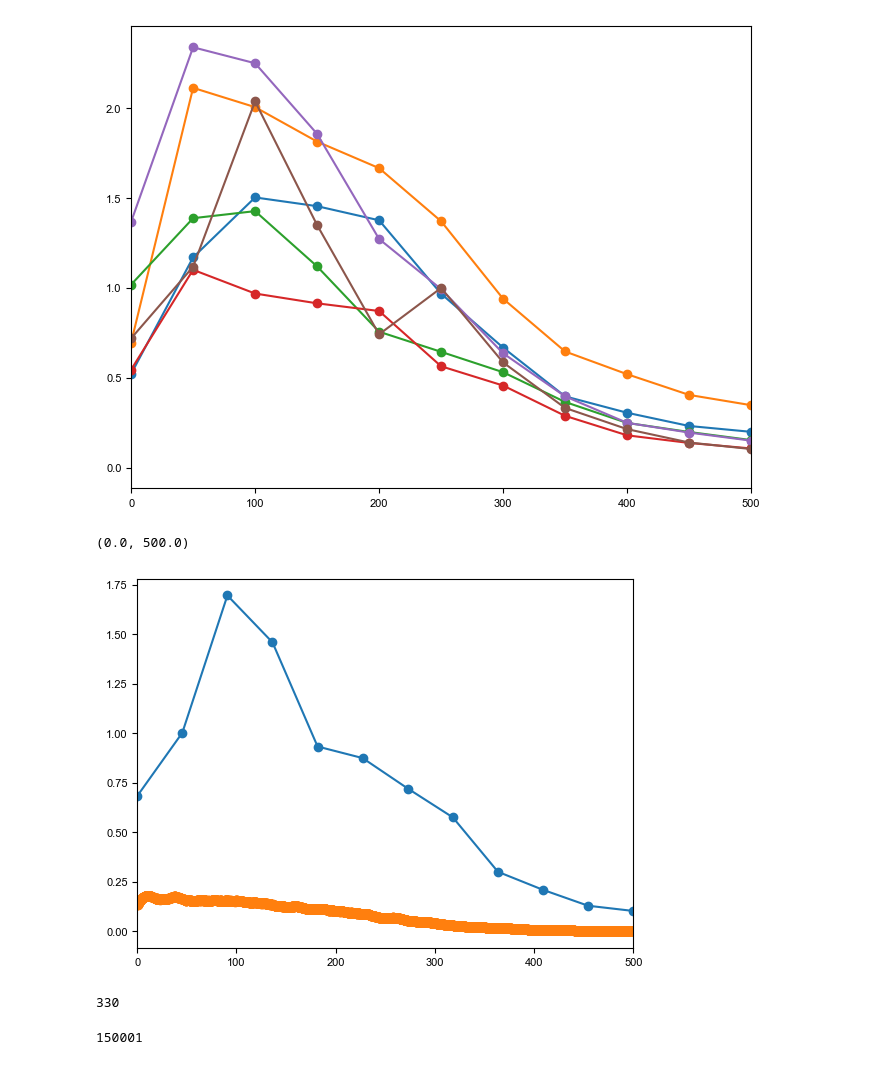
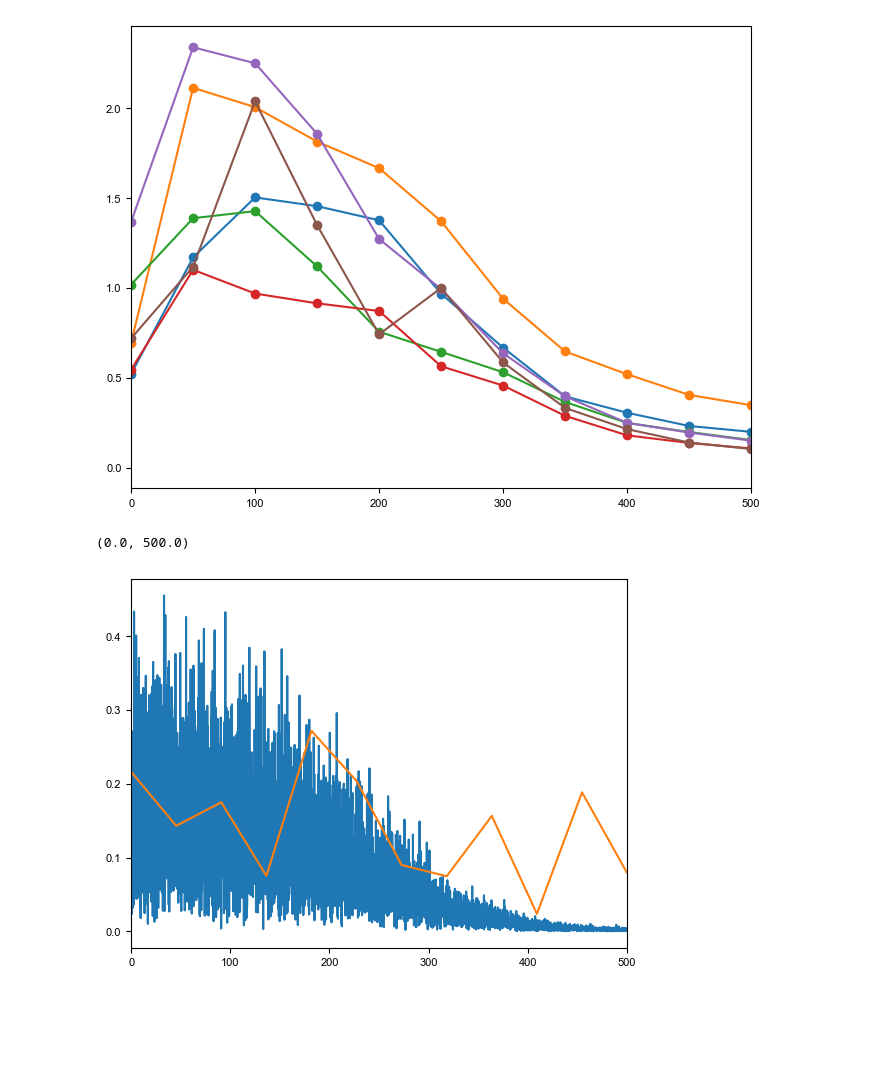
Before and after one commit to MeghnaAnand5/PiliferEphysAnalysis, a Jupyter notebook: 3b_STA_Features_frequencyTuning.ipynb, the cells around one changed output. Drawn from its saved outputs; the diff is of its cells as text; code cells hidden in the pictures; blank space fills up the shorter version.

```diff
--- a/3b_STA_Features_frequencyTuning.ipynb
+++ b/3b_STA_Features_frequencyTuning.ipynb
@@ -141,23 +141,19 @@ processing m31 and unit_3
 # %%
 fft_sta, freq_sta = half_fft(y = sta, dt = 1/Fs)
 
+from scipy.signal import resample
+WhiteNoise_down = resample(WhiteNoise, len(sta))
+
 fft, freq = half_fft(y = WhiteNoise, dt = 1/Fs)
+fft_down, freq_down = half_fft(y = WhiteNoise_down, dt = 1/Fs)
 
 from scipy.signal import savgol_filter
-fft_smoothened = savgol_filter(fft[1:], window_length=301, polyorder=3)
+fft_smoothened = savgol_filter(fft, window_length=301, polyorder=3)
-# %%
-plt.plot(freq_sta, fft_sta, 'o-')
-plt.plot(freq[1:], fft_smoothened, 'o-')
-plt.xlim(0,500)
-# plt.plot(freq, fft_sta[1:]/fft_smoothened)
-# %% [output]
-(0.0, 500.0)
-[figure, removed]
-# %%
-len(fft_sta)
-# %% [output]
-330
-# %%
-len(fft_smoothened)
-# %% [output]
-150001
+# %%
+plt.plot(freq, fft)
+plt.plot(freq_down, fft_down)
+plt.xlim(0,500)
+# plt.plot(freq, fft_smoothened)
+# %% [output]
+(0.0, 500.0)
+[figure, added]
```
Also changed, not shown: parts of 20 cells of this notebook.
